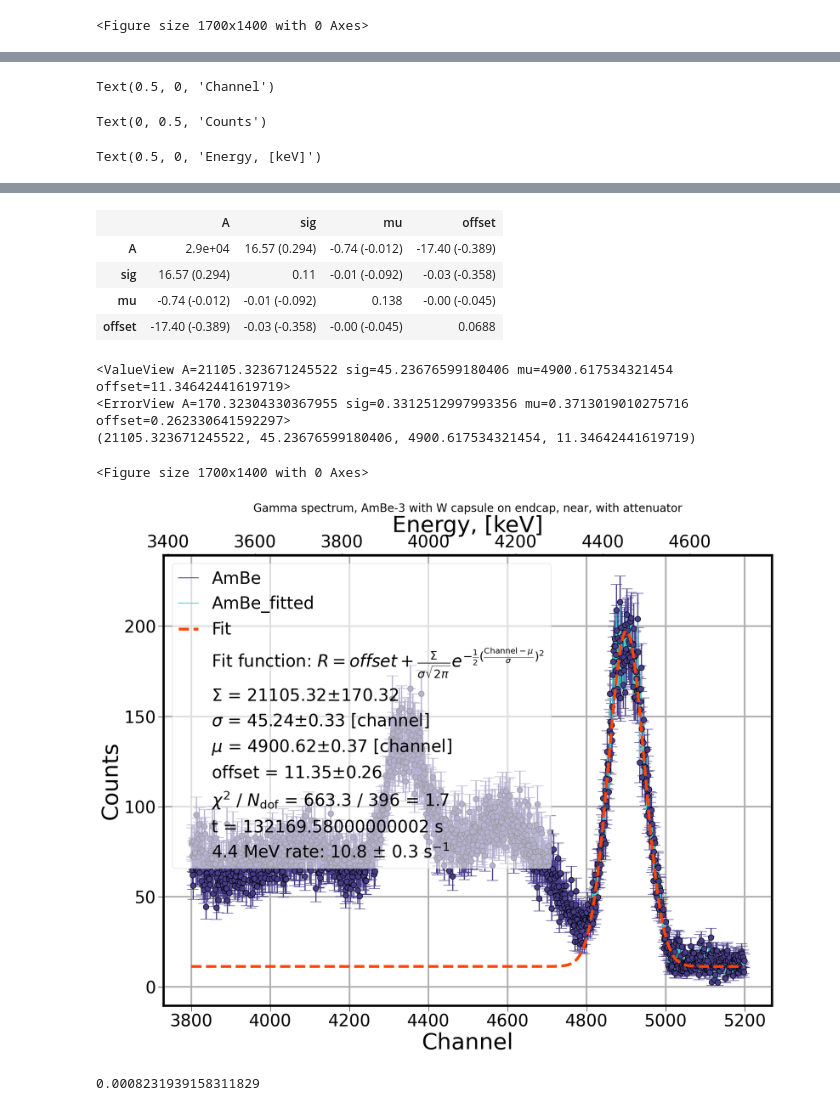
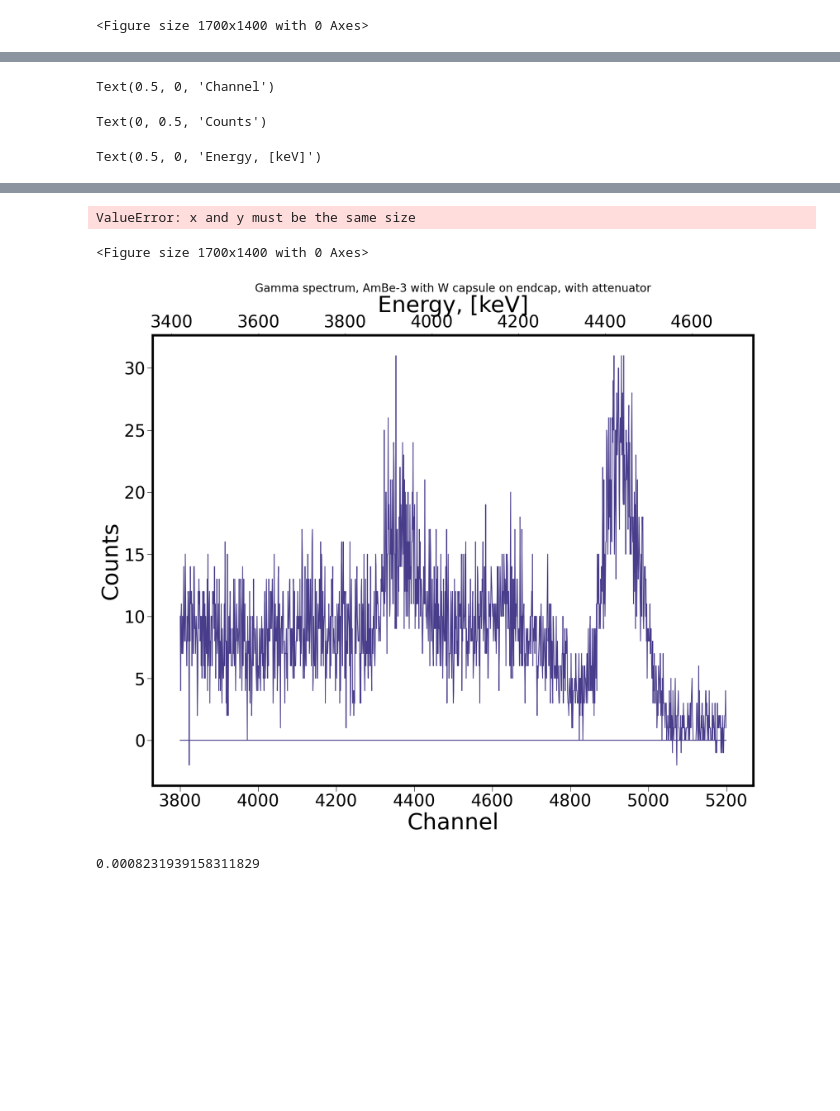
Before and after one commit to amslivar/AmBe_characterization_analysis, a Jupyter notebook: AmBe-3_withW_withAttenuator_endcap_near/Analysis_activity_W_near_with_attenuator.ipynb, the cells around one changed output, grey strips where cells are left out. Saved outputs shown, nothing was run; the diff lists cells and outputs as text; code cells hidden in the pictures; blank space fills up the shorter version.

```diff
--- a/AmBe-3_withW_withAttenuator_endcap_near/Analysis_activity_W_near_with_attenuator.ipynb
+++ b/AmBe-3_withW_withAttenuator_endcap_near/Analysis_activity_W_near_with_attenuator.ipynb
@@ -191,3 +189,15 @@ AmBe-3_on_endcap_to_endcap_in_capsule.dat
+# %%
+
+#combine AmBe data
+signal = scan[0]
+
+#combine background data
+
+bkg=scan[1]
+
+#AmBe measurement time and background measurement time
+t=25550.080000000002
+t_bkg=25550.080000000002
 # %%
 #checking that the measurement files have been read and written in the right order
 
@@ -2515,27 +2391,20 @@ matplotlib.rcParams['legend.numpoints'] = 1
 plt.rcParams['legend.handlelength'] = 1.17
 plt.rcParams['legend.handleheight'] = 0.65
 
-
 #define fit function for average pulse
 from scipy.integrate import quad
 from decimal import Decimal
-
 from matplotlib.patches import Rectangle
 from matplotlib.legend_handler import HandlerLine2D
-
 import iminuit
-
-
 import scipy
 from scipy.signal import find_peaks, peak_widths,hilbert
 
 # allow complete fit output information  to be displayed
 from IPython.core.interactiveshell import InteractiveShell
 InteractiveShell.ast_node_interactivity = "all"
-
 # we also need a cost function to fit and import the LeastSquares function
 from iminuit.cost import LeastSquares
-
 
 # Define function and its inverse to make the secons x axis with channels converted to enery
 f = lambda x: (x-p0)/p1
@@ -2545,10 +2414,7 @@ plt.figure()
 fig, ax1 = plt.subplots()
 ax2 = ax1.secondary_xaxis("top", functions=(f,g))
 
-plt.title('Gamma spectrum, AmBe-3 with W capsule on endcap, near, with attenuator', fontsize=20)
-
-
-
+plt.title('Gamma spectrum, AmBe-3 with W capsule on endcap, with attenuator', fontsize=20)
 
 #label the axes
 ax1.set_xlabel( "Channel", fontsize=40)
@@ -2558,8 +2424,6 @@ ax1.set_ylabel( u"Counts", fontsize=40)
 for tl in ax1.get_xticklabels():
     tl.set_color('black')
     tl.set_size(30)
-
-
 
 for tl in ax1.get_yticklabels():
     tl.set_color('black')
@@ -2571,18 +2435,8 @@ for tl in ax2.get_xticklabels():
     tl.set_color('black')
     tl.set_size(30)
 
-
 ax1.tick_params(length=10)
-
 fig.tight_layout()
-
-
-
-
-
-
-
-
 
 channels=np.asarray(scan[0][0][3800:5200])
 rate_no_bkg=np.asarray(signal)[3800:5200]-np.asarray(bkg[3800:5200])/t_bkg*t
@@ -2592,45 +2446,27 @@ channels_to_fit=np.asarray(scan[0][0][4800:5200])
 rate_no_bkg_to_fit=np.asarray(signal)[4800:5200]-np.asarray(bkg[4800:5200])/t_bkg*t
 rate_no_bkg_err_to_fit=np.sqrt(np.asarray(signal)[4800:5200]-np.asarray(bkg[4800:5200])/t_bkg*t)
 
-
-
 handlelist=[]
 labellist=[]
 
-
-Data, = ax1.plot(channels, rate_no_bkg,
+Data = ax1.plot(channels, rate_no_bkg,
                           color="darkslateblue", label="AmBe",  **error_kwargs)
 
-data_err = plt.errorbar(channels, rate_no_bkg, yerr=np.array(rate_no_bkg_err), fmt='o', mec='black',
-                            mew=1, color = 'darkslateblue', markersize=1, elinewidth=2, capthick=10, capsize=10, **error_kwargs)
+#data_err= plt.errorbar(channels, rate_no_bkg, yerr=np.array(rate_no_bkg_err), fmt='o', mec='black',
+#                                 mew=1, markersize=1, elinewidth=2, capthick=10, capsize=10, **error_kwargs)
 
 data = ax1.scatter(channels, rate_no_bkg, label=r'Data', edgecolors='black',
                               marker="o", color="darkslateblue", s=100, **analysis_kwargs)
 
-
-handlelist.append(Data)
-labellist.append(Data.get_label())
-
-
-
-
-
-
+handlelist.append(Data[0])
+labellist.append(Data[0].get_label())
 
 #define fit function
 def normal_distribution(x, A, sig, mu, offset):
     return offset+A/np.sqrt(2*math.pi)/sig * np.exp(-1/2*((x-mu)/sig)**2)
 
-
-
-
-
 #perform a least squares fit with iminuit
 least_squares = LeastSquares(channels_to_fit, rate_no_bkg_to_fit, rate_no_bkg_err_to_fit,normal_distribution)
-
-
-
-
 
 #set initial parameter values
 A00 = 10300
@@ -2642,15 +2478,11 @@ offset00 = 6
 namelist = ['A', 'sig', 'mu','offset']
 kwargs = dict(A=A00, sig=sig00, mu=mu00, offset=offset00)
 
-
 #create iminuit minimizer
 minuit = iminuit.Minuit(least_squares, **kwargs, name=namelist )
 
-
 #set parameter limits
 #minuit.limits["bkg"] = (-2e-2,0)
-
-
 
 #run minimization
 minuit.migrad()
@@ -2804,13 +2625,6 @@ Text(0.5, 0, 'Energy, [keV]')
-|  | A | sig | mu | offset |
-| A | 2.9e+04 | 16.57 (0.294) | -0.74 (-0.012) | -17.40 (-0.389) |
-| sig | 16.57 (0.294) | 0.11 | -0.01 (-0.092) | -0.03 (-0.358) |
-| mu | -0.74 (-0.012) | -0.01 (-0.092) | 0.138 | -0.00 (-0.045) |
-| offset | -17.40 (-0.389) | -0.03 (-0.358) | -0.00 (-0.045) | 0.0688 |
-<ValueView A=21105.323671245522 sig=45.23676599180406 mu=4900.617534321454 offset=11.34642441619719>
-<ErrorView A=170.32304330367955 sig=0.3312512997993356 mu=0.3713019010275716 offset=0.262330641592297>
-(21105.323671245522, 45.23676599180406, 4900.617534321454, 11.34642441619719)
+ValueError: x and y must be the same size
 <Figure size 1700x1400 with 0 Axes>
-[figure, old version]
+[figure, new version]
 # %%
 #Find branching ratio of 4.4 MeV peak from 662 keV peak
 B4438MeV = 21105.32/23858.53*0.03753/0.01468*3.64e-6*100
```
Also changed, not shown: parts of 15 cells of this notebook, 30 other files.
